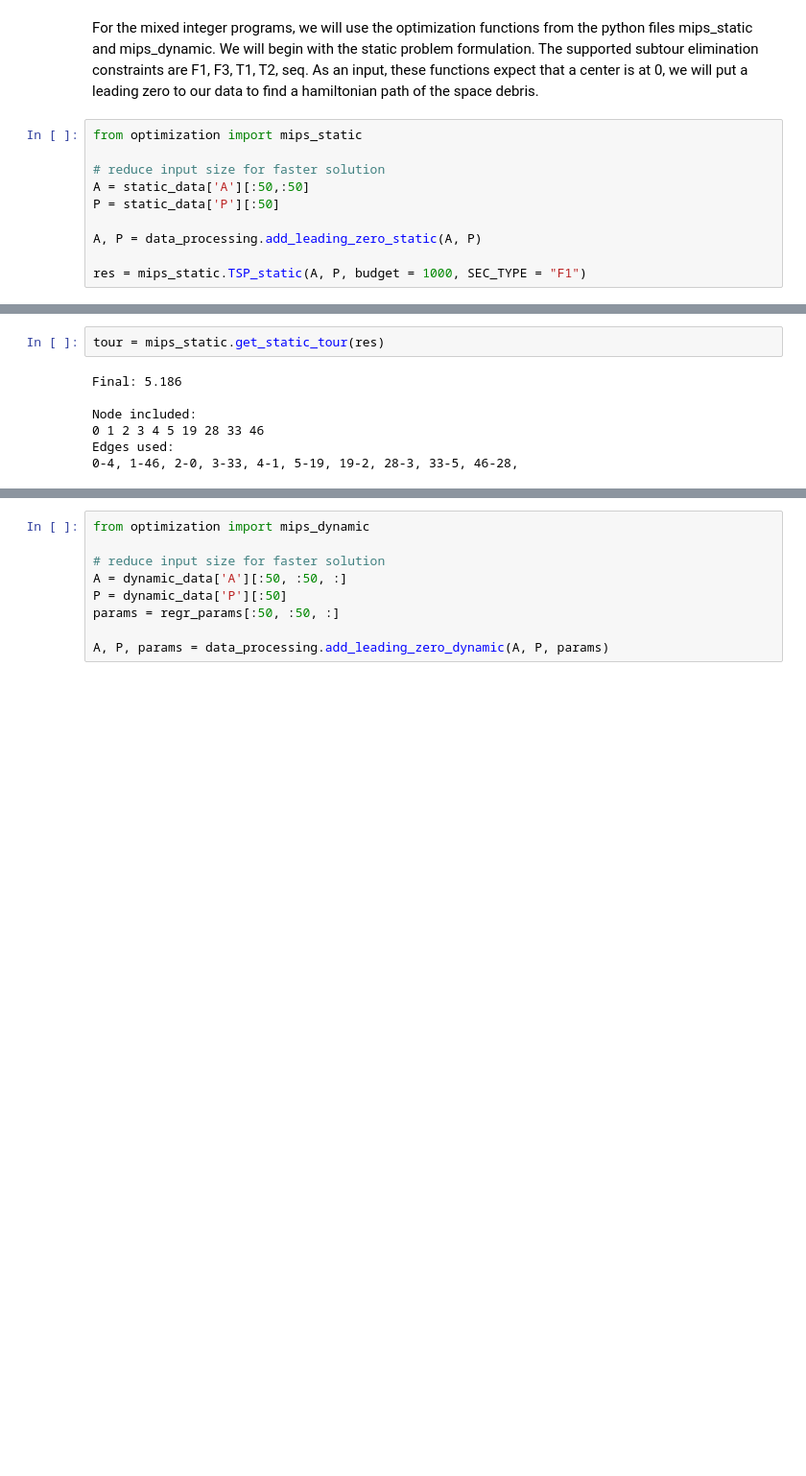
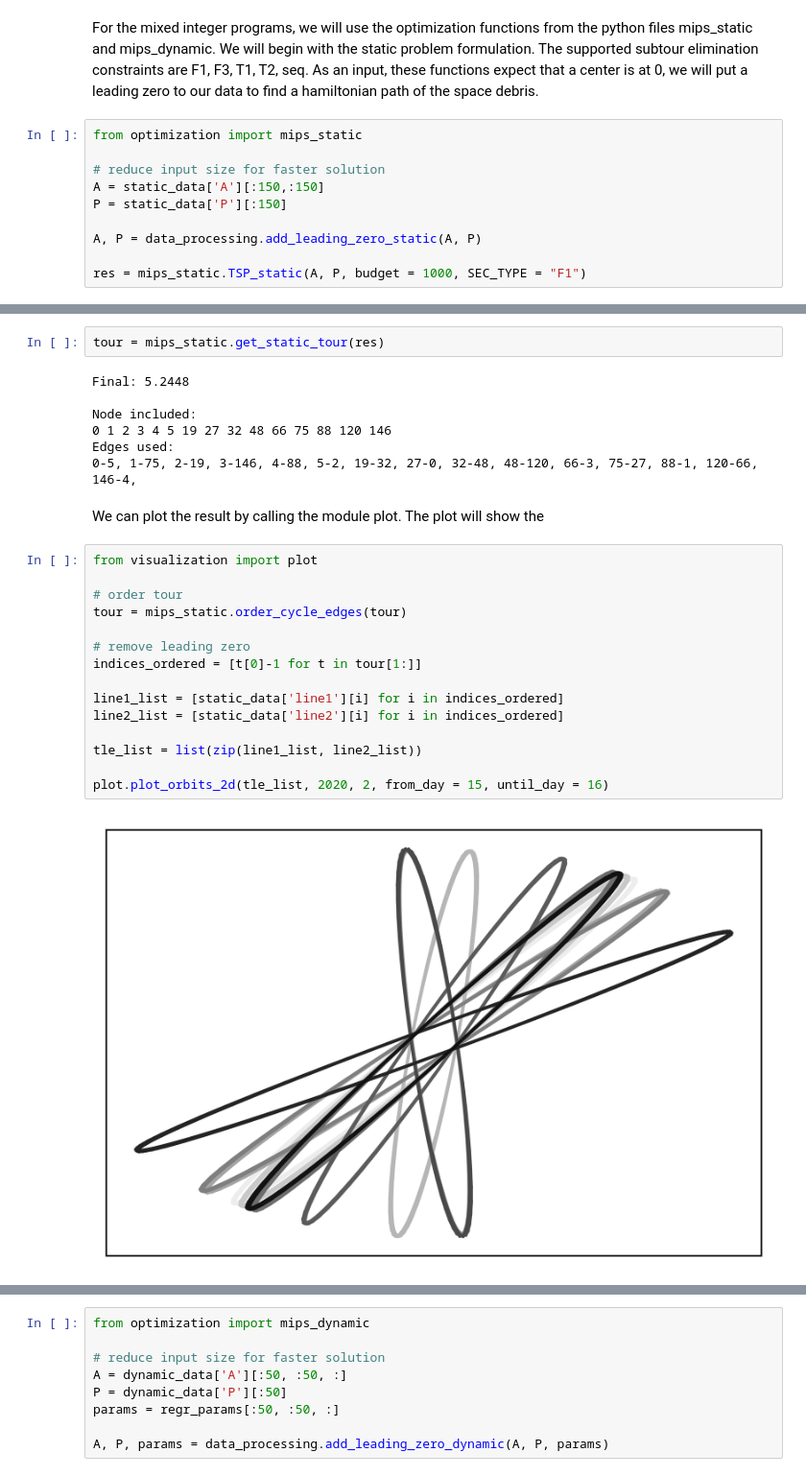
Before and after one commit to Jonas-Scheller/Route-Planning-for-Active-Space-Debris-Removal, a Jupyter notebook: example.ipynb, the cells around one changed output, grey strips where cells are left out. Shown at 96% size. Saved outputs shown, nothing was run; the diff lists cells and outputs as text; blank space fills up the shorter version.

Commit message:
added code for visualization of orbits

```diff
--- a/example.ipynb
+++ b/example.ipynb
@@ -109,8 +109,8 @@ For the mixed integer programs, we will use the optimization functions from the
 from optimization import mips_static
 
 # reduce input size for faster solution
-A = static_data['A'][:50,:50]
-P = static_data['P'][:50]
+A = static_data['A'][:150,:150]
+P = static_data['P'][:150]
 
 A, P = data_processing.add_leading_zero_static(A, P)
 
@@ -136,9 +136,28 @@ Best objective 5.186000000000e+00, best bound 5.186000000000e+00, gap 0.0000%
 # %%
 tour = mips_static.get_static_tour(res)
 # %% [output]
-Final: 5.186
+Final: 5.2448
 
 Node included:
-0 1 2 3 4 5 19 28 33 46
+0 1 2 3 4 5 19 27 32 48 66 75 88 120 146
 Edges used:
-0-4, 1-46, 2-0, 3-33, 4-1, 5-19, 19-2, 28-3, 33-5, 46-28,
+0-5, 1-75, 2-19, 3-146, 4-88, 5-2, 19-32, 27-0, 32-48, 48-120, 66-3, 75-27, 88-1, 120-66, 146-4,
+# %% [markdown]
+We can plot the result by calling the module plot. The plot will show the
+# %%
+from visualization import plot
+
+# order tour
+tour = mips_static.order_cycle_edges(tour)
+
+# remove leading zero
+indices_ordered = [t[0]-1 for t in tour[1:]]
+
+line1_list = [static_data['line1'][i] for i in indices_ordered]
+line2_list = [static_data['line2'][i] for i in indices_ordered]
+
+tle_list = list(zip(line1_list, line2_list))
+
+plot.plot_orbits_2d(tle_list, 2020, 2, from_day = 15, until_day = 16)
+# %% [output]
+[figure, added]
```
Also changed, not shown: parts of 9 cells of this notebook, 5 other files.
